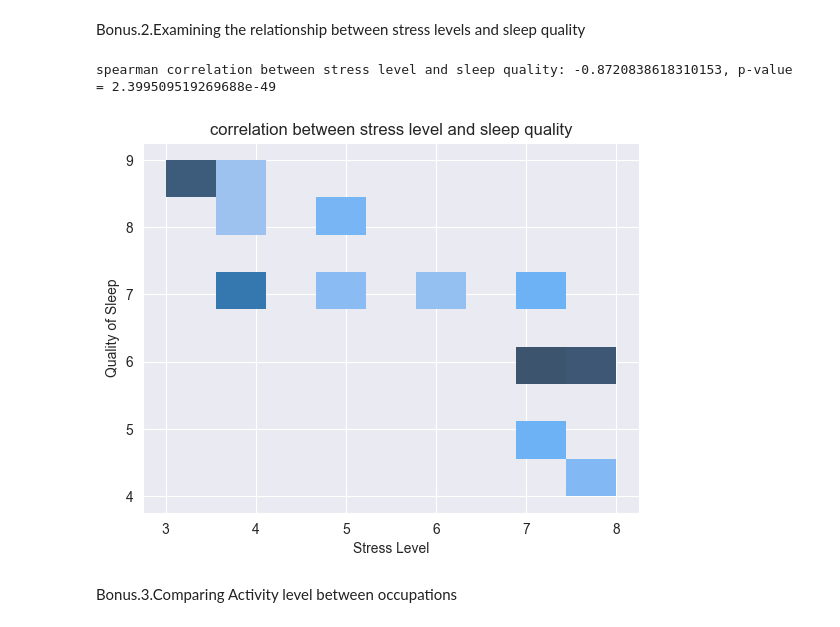
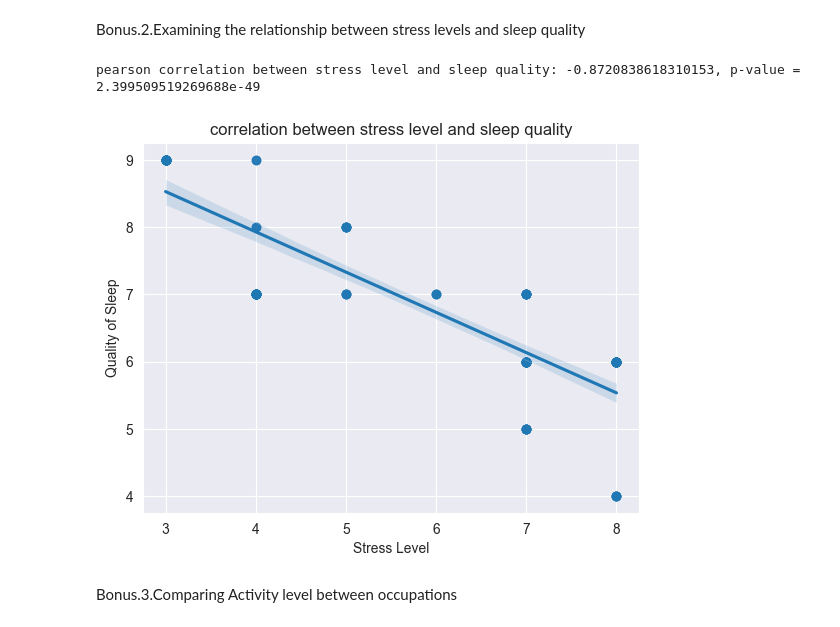
Before and after one commit to MohammadMahdiRazavi/Machine-Learning-Course, a Jupyter notebook: FirstAssignment/SleepHealthAndLifestyle.ipynb, the cells around one changed output. Saved outputs shown, nothing was run; the diff lists cells and outputs as text; code cells hidden in the pictures.

```diff
--- a/FirstAssignment/SleepHealthAndLifestyle.ipynb
+++ b/FirstAssignment/SleepHealthAndLifestyle.ipynb
@@ -222,16 +222,16 @@ Bonus.2.Examining the relationship between stress levels and sleep quality
 # %%
 corr_stress, p_stress = pearsonr(sleep["Stress Level"], sleep["Quality of Sleep"])
 
-print(f"spearman correlation between stress level and sleep quality: {corr_stress}, p-value = {p_stress}")
+print(f"pearson correlation between stress level and sleep quality: {corr_stress}, p-value = {p_stress}")
 
-sns.histplot(x=sleep["Stress Level"], y=sleep["Quality of Sleep"])
+sns.regplot(x=sleep["Stress Level"], y=sleep["Quality of Sleep"])
 plt.title("correlation between stress level and sleep quality")
 plt.xlabel("Stress Level")
 plt.ylabel("Quality of Sleep")
 plt.show()
 # %% [output]
-spearman correlation between stress level and sleep quality: -0.8720838618310153, p-value = 2.399509519269688e-49
+pearson correlation between stress level and sleep quality: -0.8720838618310153, p-value = 2.399509519269688e-49
-[figure, old version]
+[figure, new version]
 # %% [markdown]
 Bonus.3.Comparing Activity level between occupations
 # %%
```
Also changed, not shown: parts of 5 cells of this notebook, 1 other file.
